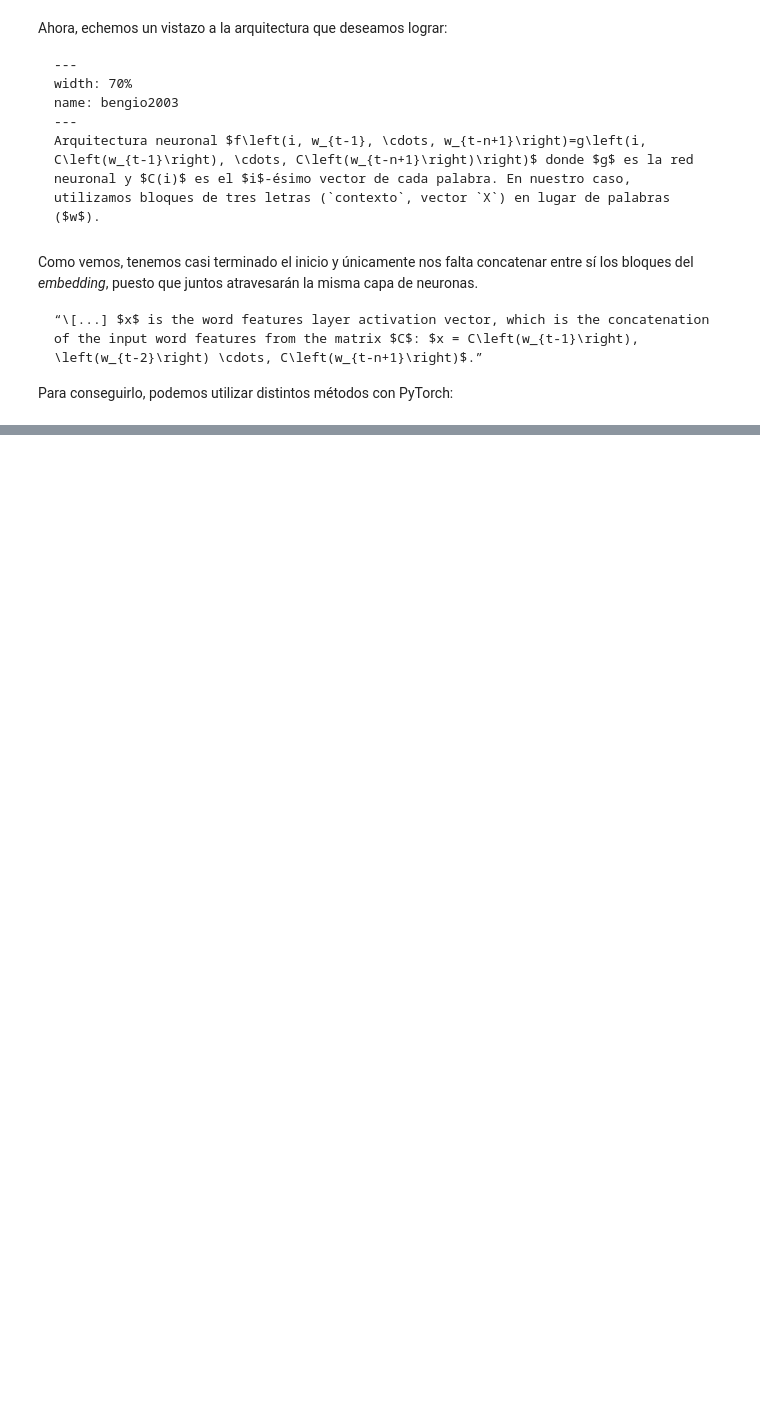
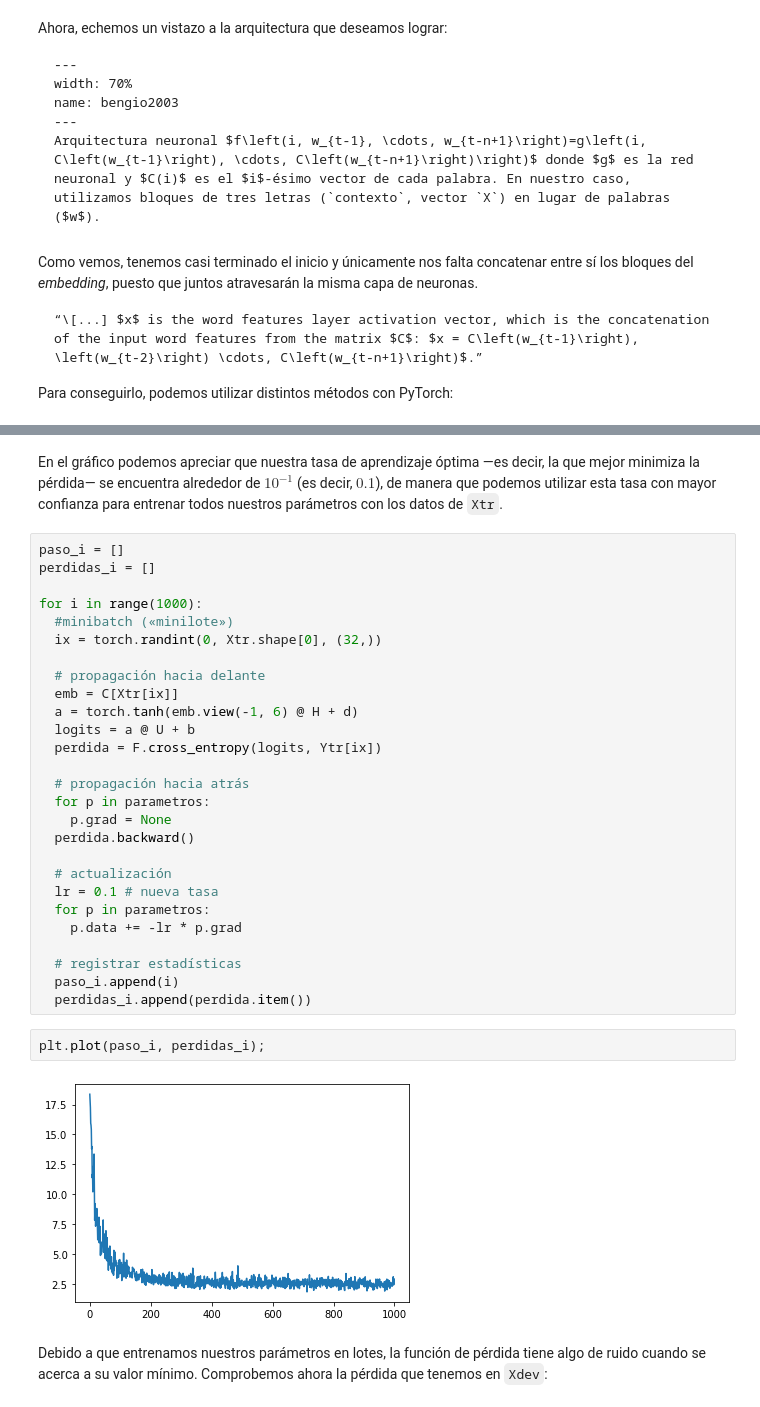
Before and after one commit to DanteNoguez/dantenoguez.github.io, a Jupyter notebook: ensayos/_build/jupyter_execute/notebooks/alfa/hacedor2.ipynb, the cells around one changed output, grey strips where cells are left out. Saved outputs shown, nothing was run; the diff lists cells and outputs as text; blank space fills up the shorter version.

```diff
--- a/ensayos/_build/jupyter_execute/notebooks/alfa/hacedor2.ipynb
+++ b/ensayos/_build/jupyter_execute/notebooks/alfa/hacedor2.ipynb
@@ -340,0 +491,35 @@ edubgakio.
+# %% [markdown]
+En el gráfico podemos apreciar que nuestra tasa de aprendizaje óptima —es decir, la que mejor minimiza la pérdida— se encuentra alrededor de $10^{-1}$ (es decir, $0.1$), de manera que podemos utilizar esta tasa con mayor confianza para entrenar todos nuestros parámetros con los datos de `Xtr`.
+# %%
+paso_i = []
+perdidas_i = []
+
+for i in range(1000):
+  #minibatch («minilote»)
+  ix = torch.randint(0, Xtr.shape[0], (32,))
+
+  # propagación hacia delante
+  emb = C[Xtr[ix]]
+  a = torch.tanh(emb.view(-1, 6) @ H + d)
+  logits = a @ U + b
+  perdida = F.cross_entropy(logits, Ytr[ix])
+
+  # propagación hacia atrás
+  for p in parametros:
+    p.grad = None
+  perdida.backward()
+
+  # actualización
+  lr = 0.1 # nueva tasa
+  for p in parametros:
+    p.data += -lr * p.grad
+
+  # registrar estadísticas
+  paso_i.append(i)
+  perdidas_i.append(perdida.item())
+# %%
+plt.plot(paso_i, perdidas_i);
+# %% [output]
+[figure, added]
+# %% [markdown]
+Debido a que entrenamos nuestros parámetros en lotes, la función de pérdida tiene algo de ruido cuando se acerca a su valor mínimo. Comprobemos ahora la pérdida que tenemos en `Xdev`:
```
Also changed, not shown: parts of 81 cells of this notebook, 31 other files.
